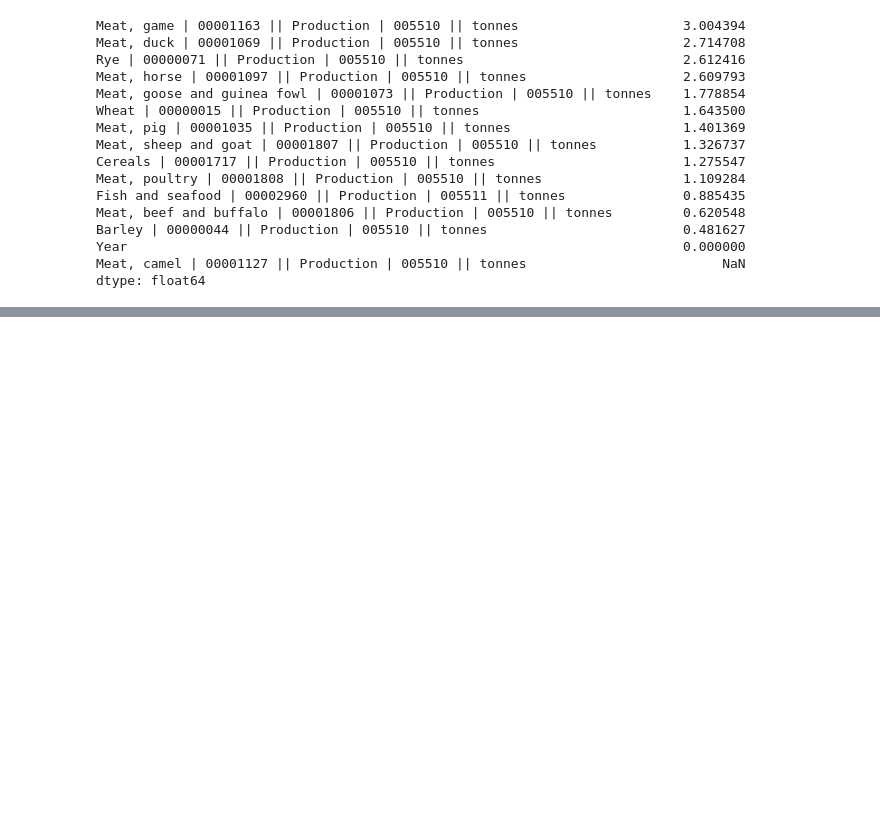
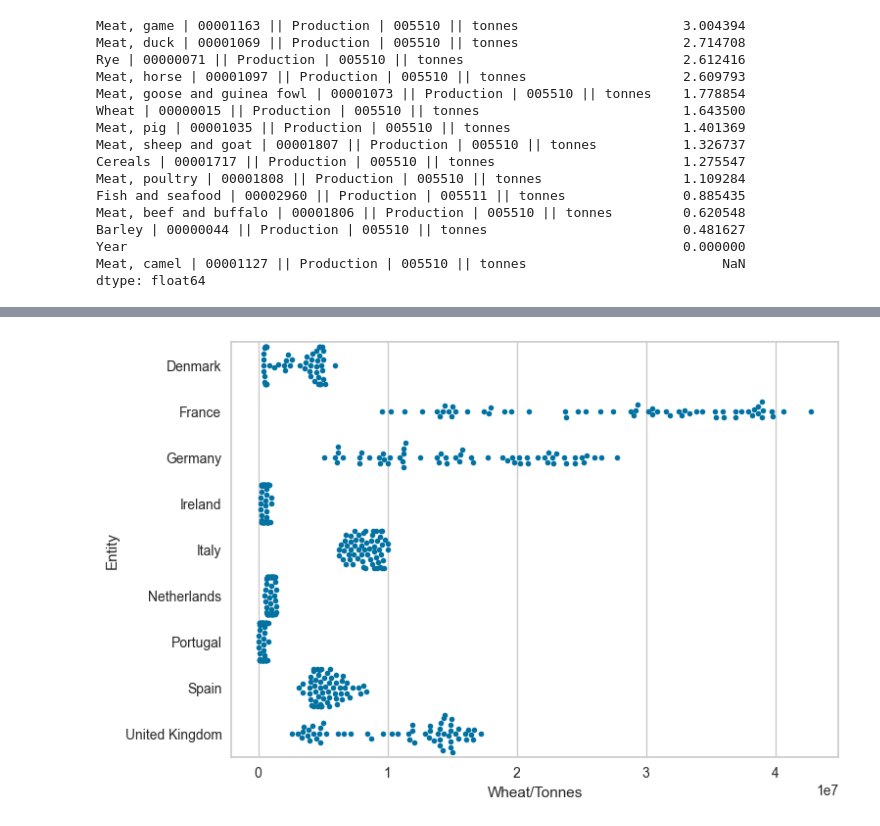
Before and after one commit to iburakk/Project_CA2, a Jupyter notebook: Agriculture.ipynb, the cells around one changed output, grey strips where cells are left out. Cells and saved outputs as stored; diff of their text form; code cells hidden in the pictures; blank space fills up the shorter version.

```diff
--- a/Agriculture.ipynb
+++ b/Agriculture.ipynb
@@ -327,0 +462,4 @@ dtype: float64
+# %%
+sns.swarmplot(y="Entity", x= "Wheat/Tonnes", data = final_merged_df, size=4);
+# %% [output]
+[figure, added]
```
Also changed, not shown: parts of 27 cells of this notebook.
